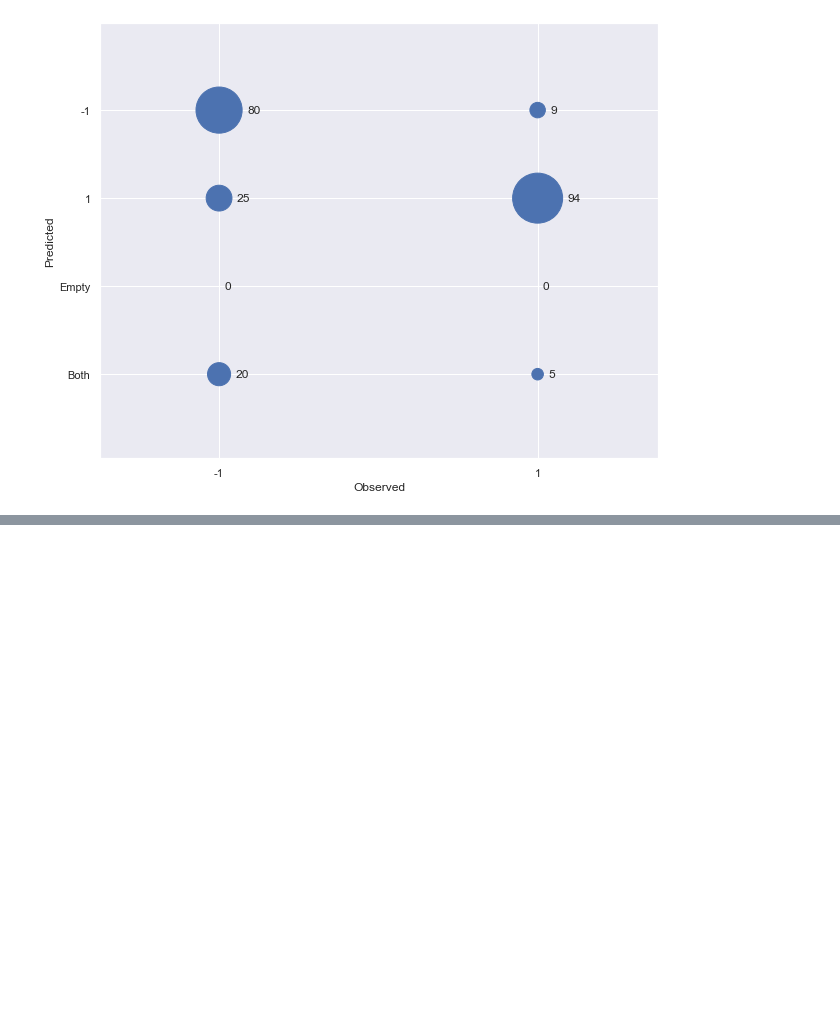
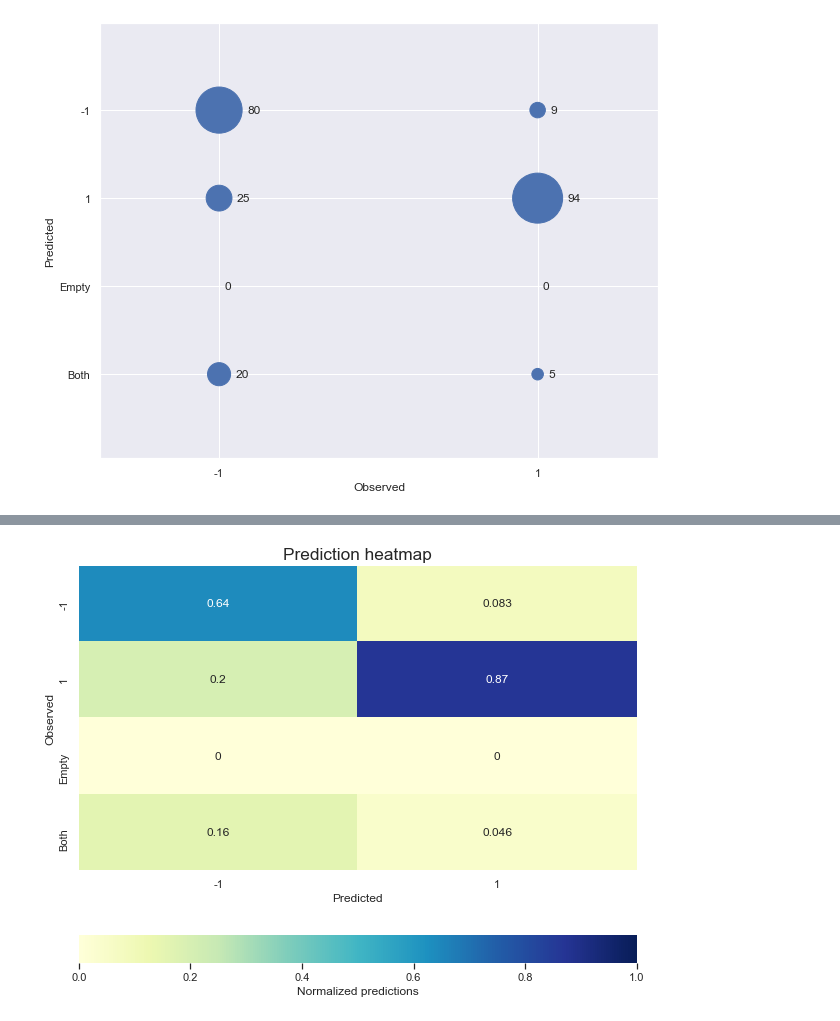
Before and after one commit to pharmbio/plot_utils, a Jupyter notebook: python/User_guide_plotting.ipynb, the cells around one changed output, grey strips where cells are left out. Saved outputs shown, nothing was run; the diff lists cells and outputs as text; code cells hidden in the pictures; blank space fills up the shorter version.

```diff
--- a/python/User_guide_plotting.ipynb
+++ b/python/User_guide_plotting.ipynb
@@ -131,0 +138,6 @@ bubble_plot_norm = plotting.plot_confusion_matrix_bubbles(confusion_matrix=CM_no
+# %%
+extra_args = {'vmax': 1,'cmap':"YlGnBu"}
+cbar_kws = {"orientation": "horizontal", 'label': 'Normalized predictions'}
+heat_m_norm = plotting.plot_heatmap(CM_norm, title="Prediction heatmap", cbar_kws=cbar_kws,**extra_args)
+# %% [output]
+[figure, added]
```
Also changed, not shown: parts of 2 cells of this notebook, 1 other file.
